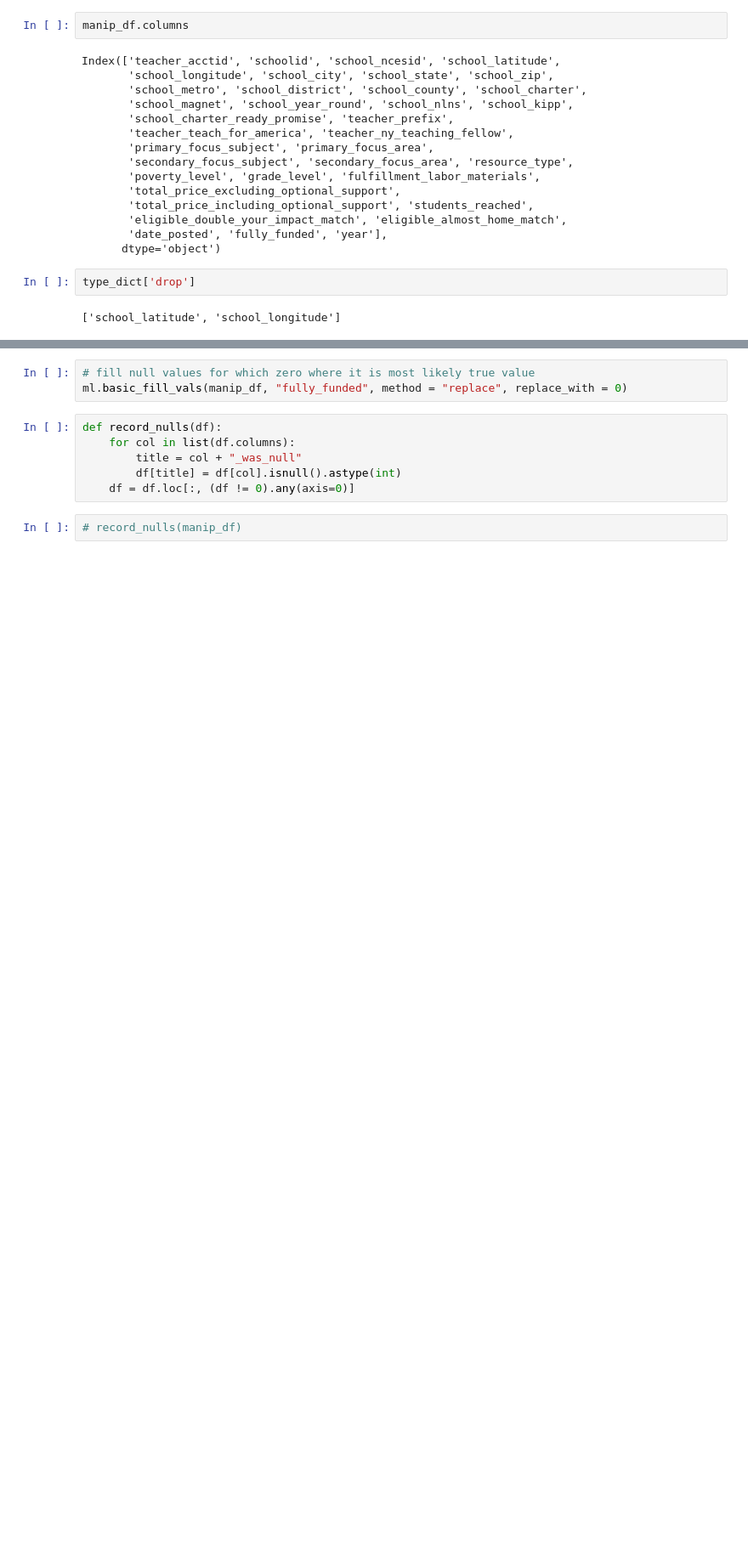
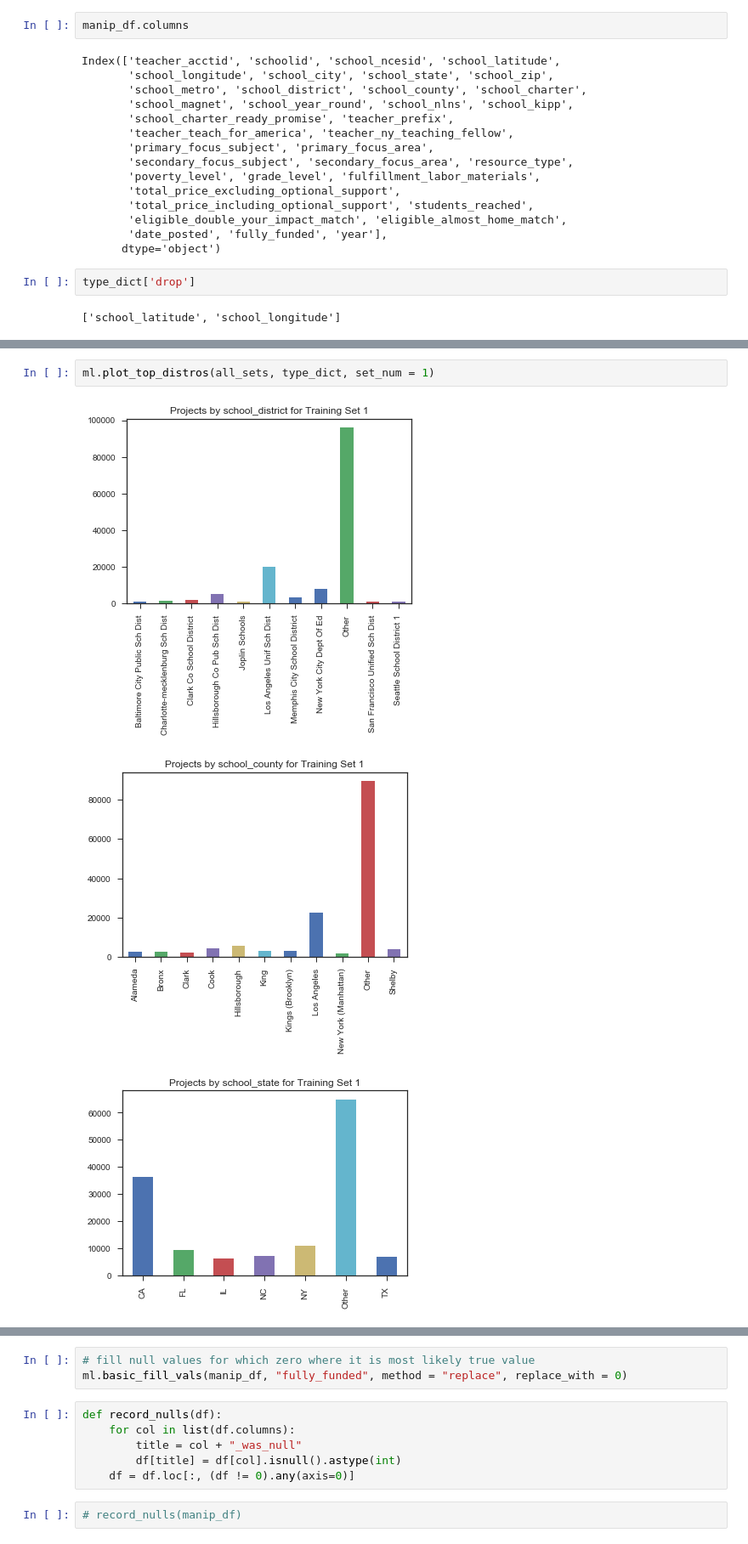
Before and after one commit to anmolchaturvedi/predicting_excitement, a Jupyter notebook: donors_choose.ipynb, the cells around one changed output, grey strips where cells are left out. Shown at 85% size. Drawn from its saved outputs; the diff is of its cells as text; blank space fills up the shorter version.

```diff
--- a/donors_choose.ipynb
+++ b/donors_choose.ipynb
@@ -380,0 +560,6 @@ Index(['teacher_acctid', 'schoolid', 'school_ncesid', 'school_latitude',
+# %%
+ml.plot_top_distros(all_sets, type_dict, set_num = 1)
+# %% [output]
+[figure, added]
+[figure, added]
+[figure, added]
```
Also changed, not shown: parts of 55 cells of this notebook, 1 other file.
